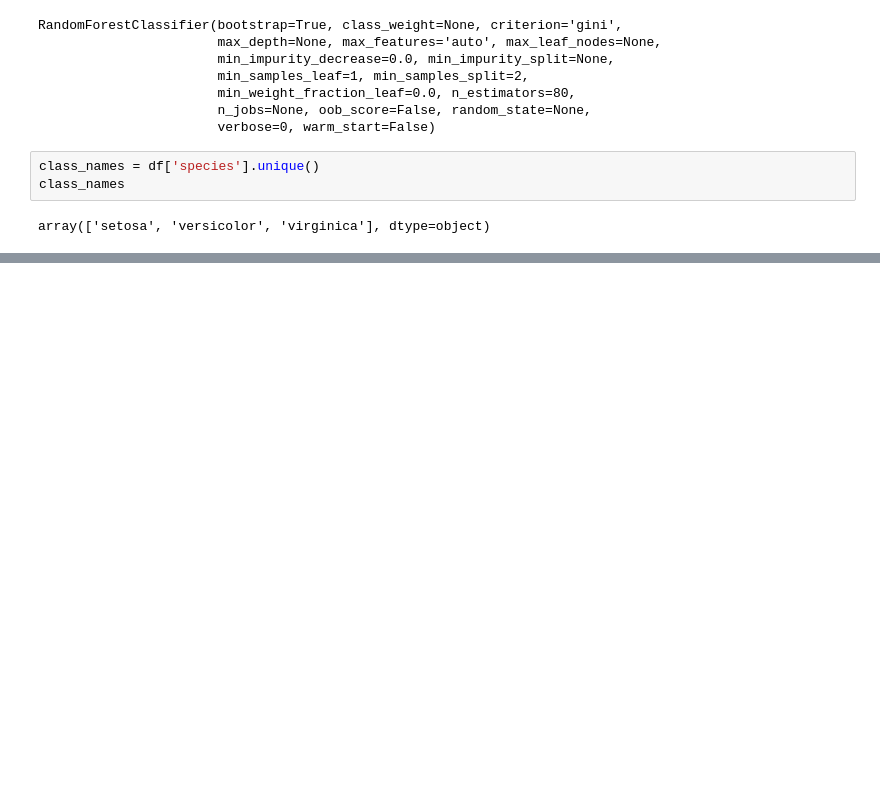
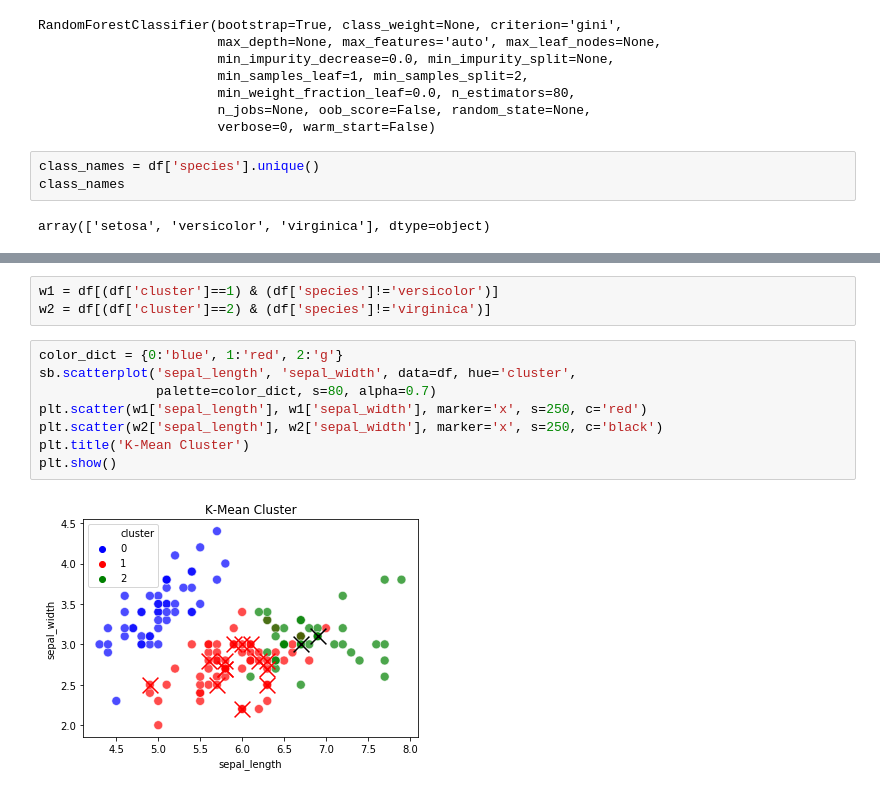
Before and after one commit to aukrit1993/my_machine_learning, a Jupyter notebook: chapter_17.ipynb, the cells around one changed output, grey strips where cells are left out. Saved outputs shown, nothing was run; the diff lists cells and outputs as text; blank space fills up the shorter version.

```diff
--- a/chapter_17.ipynb
+++ b/chapter_17.ipynb
@@ -417,0 +501,13 @@ g
+# %%
+w1 = df[(df['cluster']==1) & (df['species']!='versicolor')]
+w2 = df[(df['cluster']==2) & (df['species']!='virginica')]
+# %%
+color_dict = {0:'blue', 1:'red', 2:'g'}
+sb.scatterplot('sepal_length', 'sepal_width', data=df, hue='cluster',
+               palette=color_dict, s=80, alpha=0.7)
+plt.scatter(w1['sepal_length'], w1['sepal_width'], marker='x', s=250, c='red')
+plt.scatter(w2['sepal_length'], w2['sepal_width'], marker='x', s=250, c='black')
+plt.title('K-Mean Cluster')
+plt.show()
+# %% [output]
+[figure, added]
```
Also changed, not shown: parts of 27 cells of this notebook.
